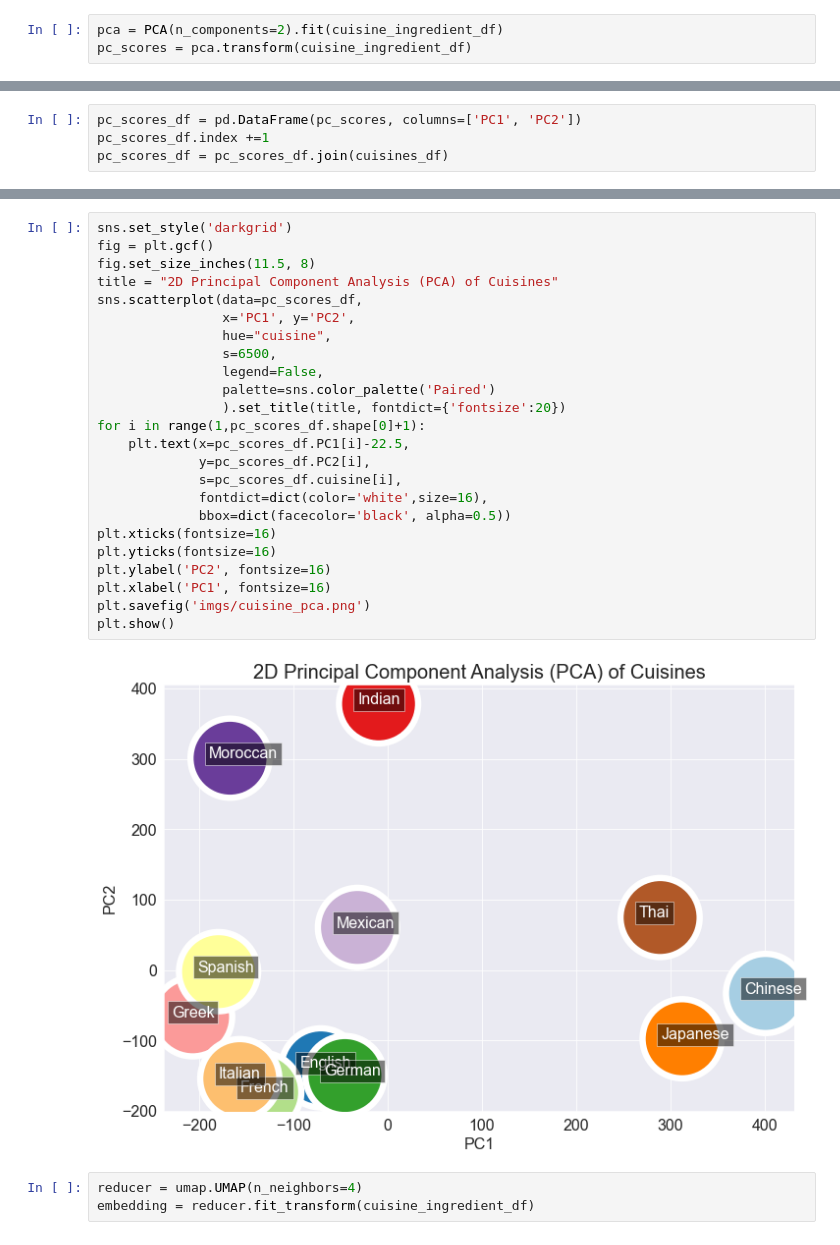
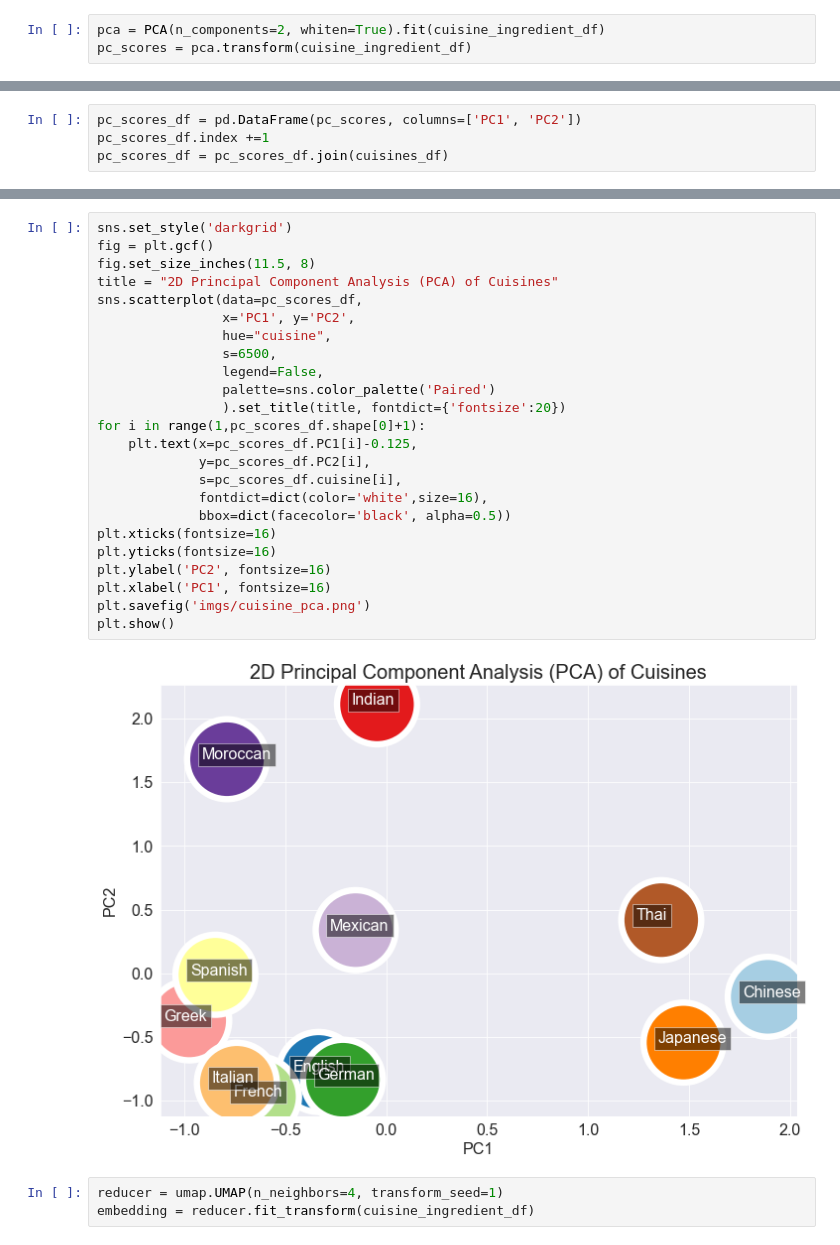
Before and after one commit to c-abbott/cuisine-prediction, a Jupyter notebook: pca_umap.ipynb, the cells around one changed output, grey strips where cells are left out. Cells and saved outputs as stored; diff of their text form.

```diff
--- a/pca_umap.ipynb
+++ b/pca_umap.ipynb
@@ -66,7 +66,7 @@ cuisine_ingredient_df.head()
 # %%
 from sklearn.decomposition import PCA
 # %%
-pca = PCA(n_components=2).fit(cuisine_ingredient_df)
+pca = PCA(n_components=2, whiten=True).fit(cuisine_ingredient_df)
 pc_scores = pca.transform(cuisine_ingredient_df)
 # %%
 plt.scatter(pc_scores[:, 0], pc_scores[:, 1],
@@ -101,29 +101,29 @@ pc_scores_df
 # %%
 sns.set_style('darkgrid')
 fig = plt.gcf()
 fig.set_size_inches(11.5, 8)
 title = "2D Principal Component Analysis (PCA) of Cuisines"
 sns.scatterplot(data=pc_scores_df,
                 x='PC1', y='PC2',
                 hue="cuisine",
                 s=6500,
                 legend=False,
                 palette=sns.color_palette('Paired')
                 ).set_title(title, fontdict={'fontsize':20})
 for i in range(1,pc_scores_df.shape[0]+1):
-    plt.text(x=pc_scores_df.PC1[i]-22.5,
+    plt.text(x=pc_scores_df.PC1[i]-0.125,
              y=pc_scores_df.PC2[i],
              s=pc_scores_df.cuisine[i],
              fontdict=dict(color='white',size=16),
              bbox=dict(facecolor='black', alpha=0.5))
 plt.xticks(fontsize=16)
 plt.yticks(fontsize=16)
 plt.ylabel('PC2', fontsize=16)
 plt.xlabel('PC1', fontsize=16)
 plt.savefig('imgs/cuisine_pca.png')
 plt.show()
 # %% [output]
-[figure, old version]
+[figure, new version]
 # %%
-reducer = umap.UMAP(n_neighbors=4)
+reducer = umap.UMAP(n_neighbors=4, transform_seed=1)
 embedding = reducer.fit_transform(cuisine_ingredient_df)
```
Also changed, not shown: parts of 10 cells of this notebook, 2 other files.
